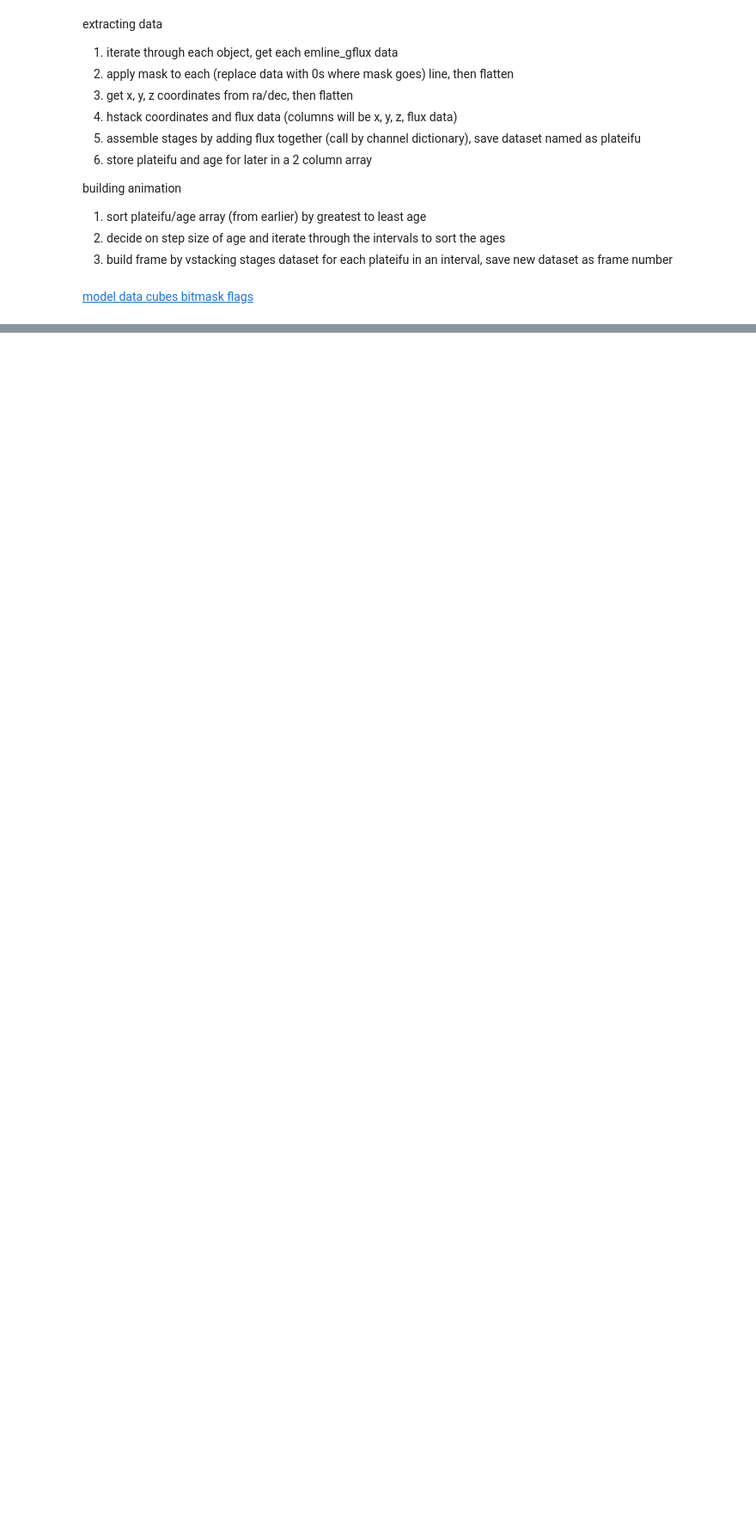
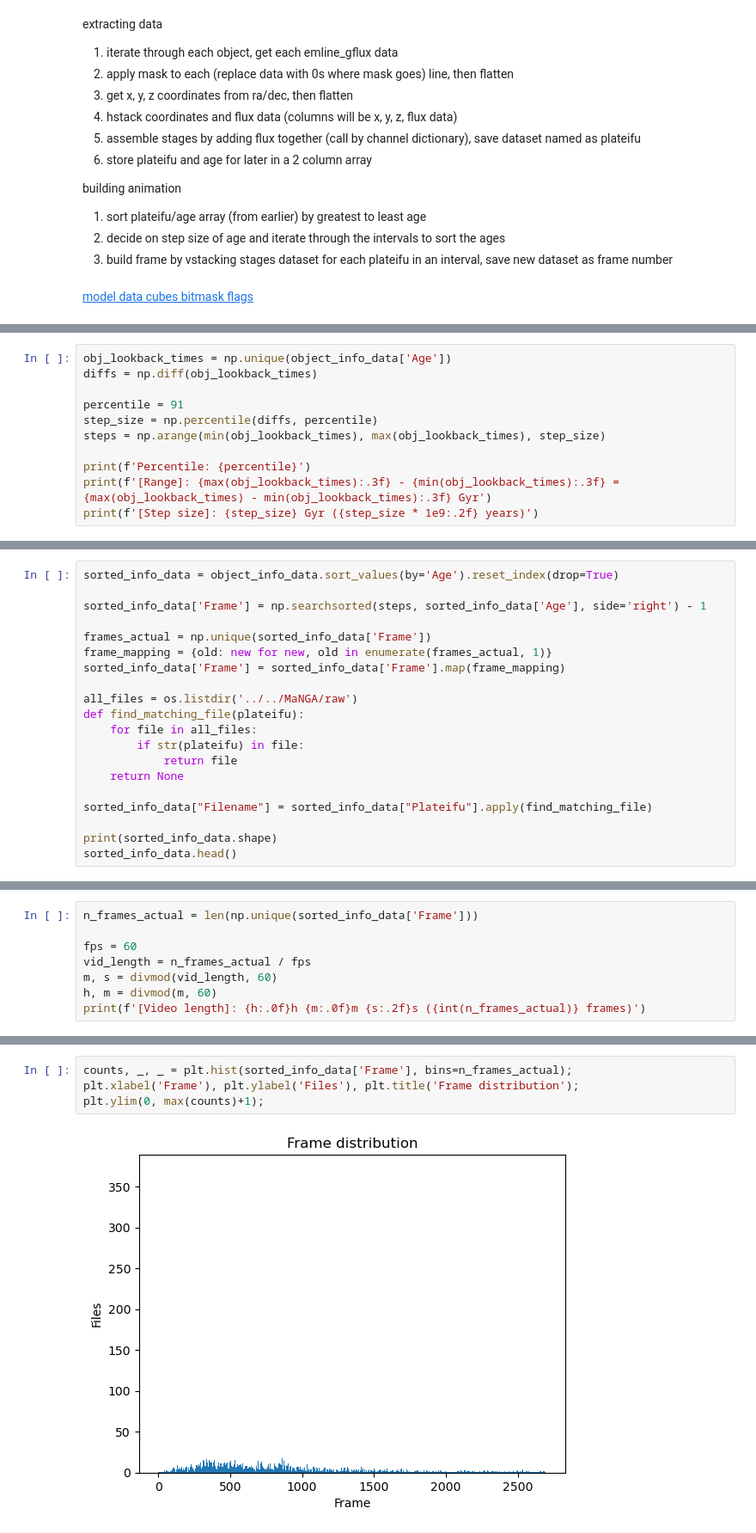
Before and after one commit to emmabacarra/DXARTS481, a Jupyter notebook: Final Project/data_main.ipynb, the cells around one changed output, grey strips where cells are left out. Shown at 86% size. Drawn from its saved outputs; the diff is of its cells as text; blank space fills up the shorter version.

Commit message:
script for saving frame data (committing before disaster)

```diff
--- a/Final Project/data_main.ipynb
+++ b/Final Project/data_main.ipynb
@@ -731,0 +949,11 @@ all_colors | shape: (6, 268000, 3), dtype: float64
+# %%
+obj_lookback_times = np.unique(object_info_data['Age'])
+diffs = np.diff(obj_lookback_times)
+
+percentile = 91
+step_size = np.percentile(diffs, percentile)
+steps = np.arange(min(obj_lookback_times), max(obj_lookback_times), step_size)
+
+print(f'Percentile: {percentile}')
+print(f'[Range]: {max(obj_lookback_times):.3f} - {min(obj_lookback_times):.3f} = {max(obj_lookback_times) - min(obj_lookback_times):.3f} Gyr')
+print(f'[Step size]: {step_size} Gyr ({step_size * 1e9:.2f} years)')
@@ -731,0 +964,20 @@ all_colors | shape: (6, 268000, 3), dtype: float64
+# %%
+sorted_info_data = object_info_data.sort_values(by='Age').reset_index(drop=True)
+
+sorted_info_data['Frame'] = np.searchsorted(steps, sorted_info_data['Age'], side='right') - 1
+
+frames_actual = np.unique(sorted_info_data['Frame'])
+frame_mapping = {old: new for new, old in enumerate(frames_actual, 1)}
+sorted_info_data['Frame'] = sorted_info_data['Frame'].map(frame_mapping)
+
+all_files = os.listdir('../../MaNGA/raw')
+def find_matching_file(plateifu):
+    for file in all_files:
+        if str(plateifu) in file:
+            return file
+    return None
+
+sorted_info_data["Filename"] = sorted_info_data["Plateifu"].apply(find_matching_file)
+
+print(sorted_info_data.shape)
+sorted_info_data.head()
@@ -731,0 +992,8 @@ all_colors | shape: (6, 268000, 3), dtype: float64
+# %%
+n_frames_actual = len(np.unique(sorted_info_data['Frame']))
+
+fps = 60
+vid_length = n_frames_actual / fps
+m, s = divmod(vid_length, 60)
+h, m = divmod(m, 60)
+print(f'[Video length]: {h:.0f}h {m:.0f}m {s:.2f}s ({int(n_frames_actual)} frames)')
@@ -731,0 +1002,6 @@ all_colors | shape: (6, 268000, 3), dtype: float64
+# %%
+counts, _, _ = plt.hist(sorted_info_data['Frame'], bins=n_frames_actual);
+plt.xlabel('Frame'), plt.ylabel('Files'), plt.title('Frame distribution');
+plt.ylim(0, max(counts)+1);
+# %% [output]
+[figure, added]
```
Also changed, not shown: parts of 30 cells of this notebook, 2 other files.
